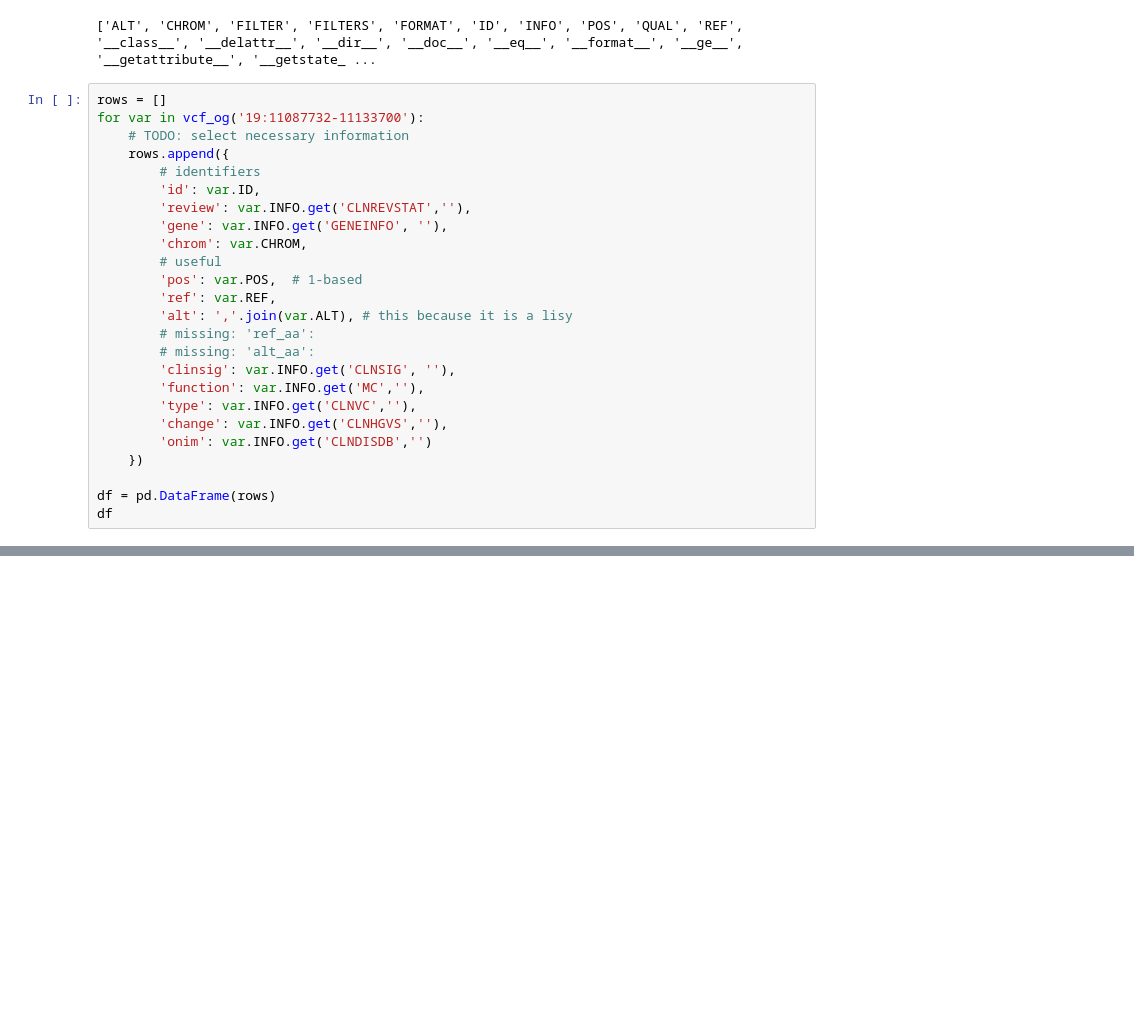
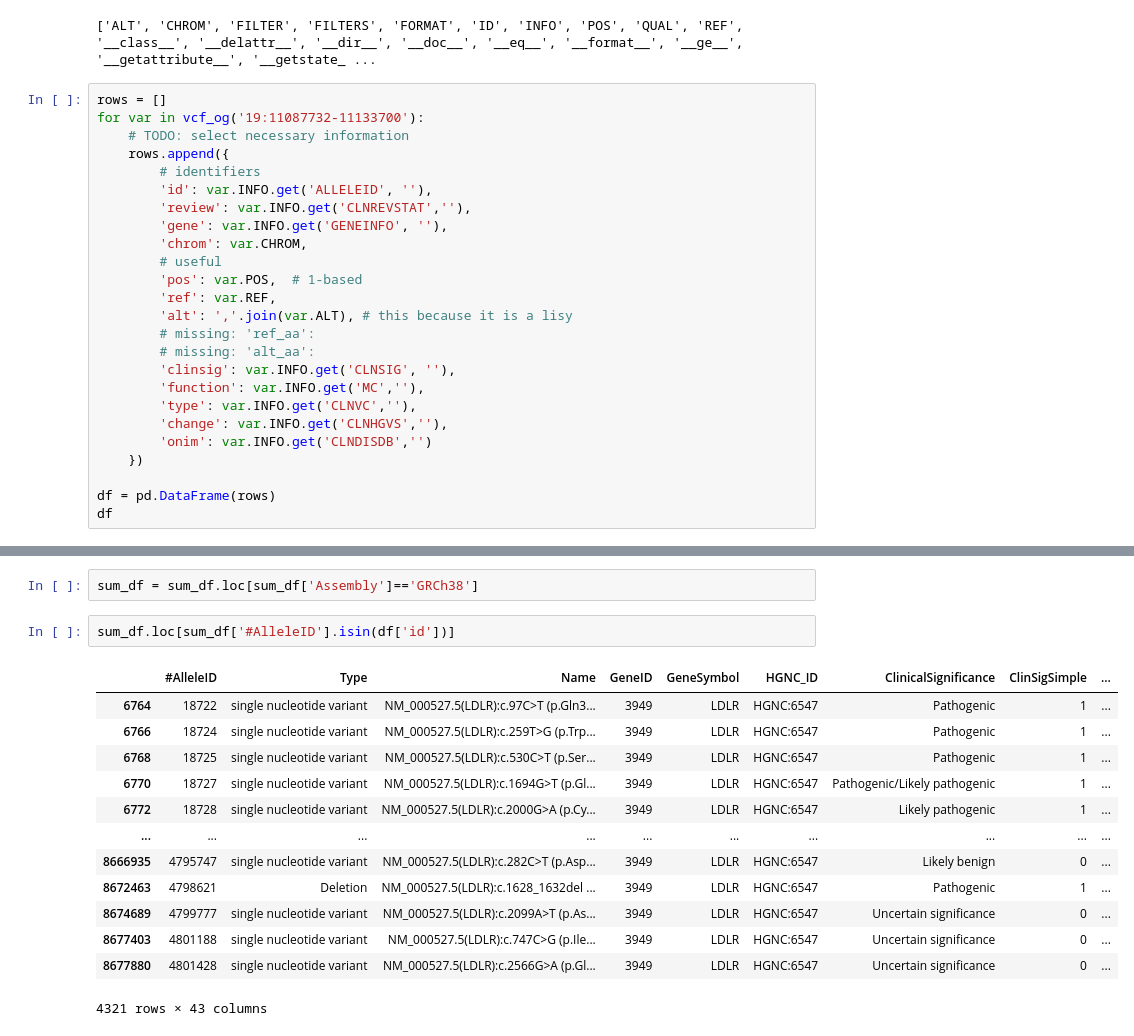
Before and after one commit to gpietrop/CATT, a Jupyter notebook: get_data_from_vcf.ipynb, the cells around one changed output, grey strips where cells are left out. Saved outputs shown, nothing was run; the diff lists cells and outputs as text; blank space fills up the shorter version.

```diff
--- a/get_data_from_vcf.ipynb
+++ b/get_data_from_vcf.ipynb
@@ -40,7 +41,7 @@ for var in vcf_og('19:11087732-11133700'):
     # TODO: select necessary information
     rows.append({
         # identifiers
-        'id': var.ID,
+        'id': var.INFO.get('ALLELEID', ''),
         'review': var.INFO.get('CLNREVSTAT',''),
         'gene': var.INFO.get('GENEINFO', ''),
         'chrom': var.CHROM,
@@ -88,0 +118,18 @@ df
+# %%
+sum_df = sum_df.loc[sum_df['Assembly']=='GRCh38']
+# %%
+sum_df.loc[sum_df['#AlleleID'].isin(df['id'])]
+# %% [output]
+|  | #AlleleID | Type | Name | GeneID | GeneSymbol | HGNC_ID | ClinicalSignificance | ClinSigSimple | ... |
+| 6764 | 18722 | single nucleotide variant | NM_000527.5(LDLR):c.97C>T (p.Gln3... | 3949 | LDLR | HGNC:6547 | Pathogenic | 1 | ... |
+| 6766 | 18724 | single nucleotide variant | NM_000527.5(LDLR):c.259T>G (p.Trp... | 3949 | LDLR | HGNC:6547 | Pathogenic | 1 | ... |
+| 6768 | 18725 | single nucleotide variant | NM_000527.5(LDLR):c.530C>T (p.Ser... | 3949 | LDLR | HGNC:6547 | Pathogenic | 1 | ... |
+| 6770 | 18727 | single nucleotide variant | NM_000527.5(LDLR):c.1694G>T (p.Gl... | 3949 | LDLR | HGNC:6547 | Pathogenic/Likely pathogenic | 1 | ... |
+| 6772 | 18728 | single nucleotide variant | NM_000527.5(LDLR):c.2000G>A (p.Cy... | 3949 | LDLR | HGNC:6547 | Likely pathogenic | 1 | ... |
+| ... | ... | ... | ... | ... | ... | ... | ... | ... | ... |
+| 8666935 | 4795747 | single nucleotide variant | NM_000527.5(LDLR):c.282C>T (p.Asp... | 3949 | LDLR | HGNC:6547 | Likely benign | 0 | ... |
+| 8672463 | 4798621 | Deletion | NM_000527.5(LDLR):c.1628_1632del ... | 3949 | LDLR | HGNC:6547 | Pathogenic | 1 | ... |
+| 8674689 | 4799777 | single nucleotide variant | NM_000527.5(LDLR):c.2099A>T (p.As... | 3949 | LDLR | HGNC:6547 | Uncertain significance | 0 | ... |
+| 8677403 | 4801188 | single nucleotide variant | NM_000527.5(LDLR):c.747C>G (p.Ile... | 3949 | LDLR | HGNC:6547 | Uncertain significance | 0 | ... |
+| 8677880 | 4801428 | single nucleotide variant | NM_000527.5(LDLR):c.2566G>A (p.Gl... | 3949 | LDLR | HGNC:6547 | Uncertain significance | 0 | ... |
+4321 rows × 43 columns
```
Also changed, not shown: parts of 10 cells of this notebook, 1 other file.
